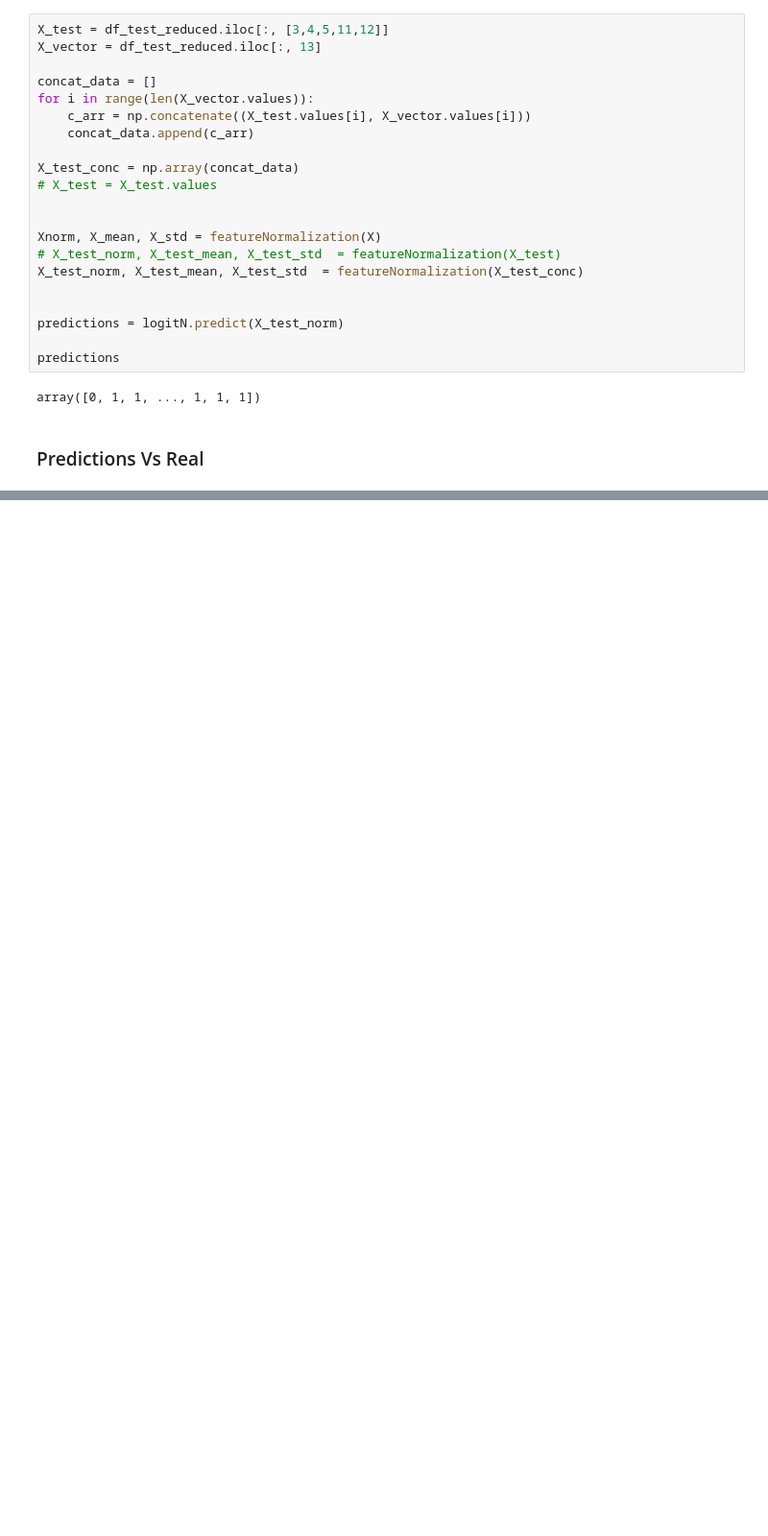
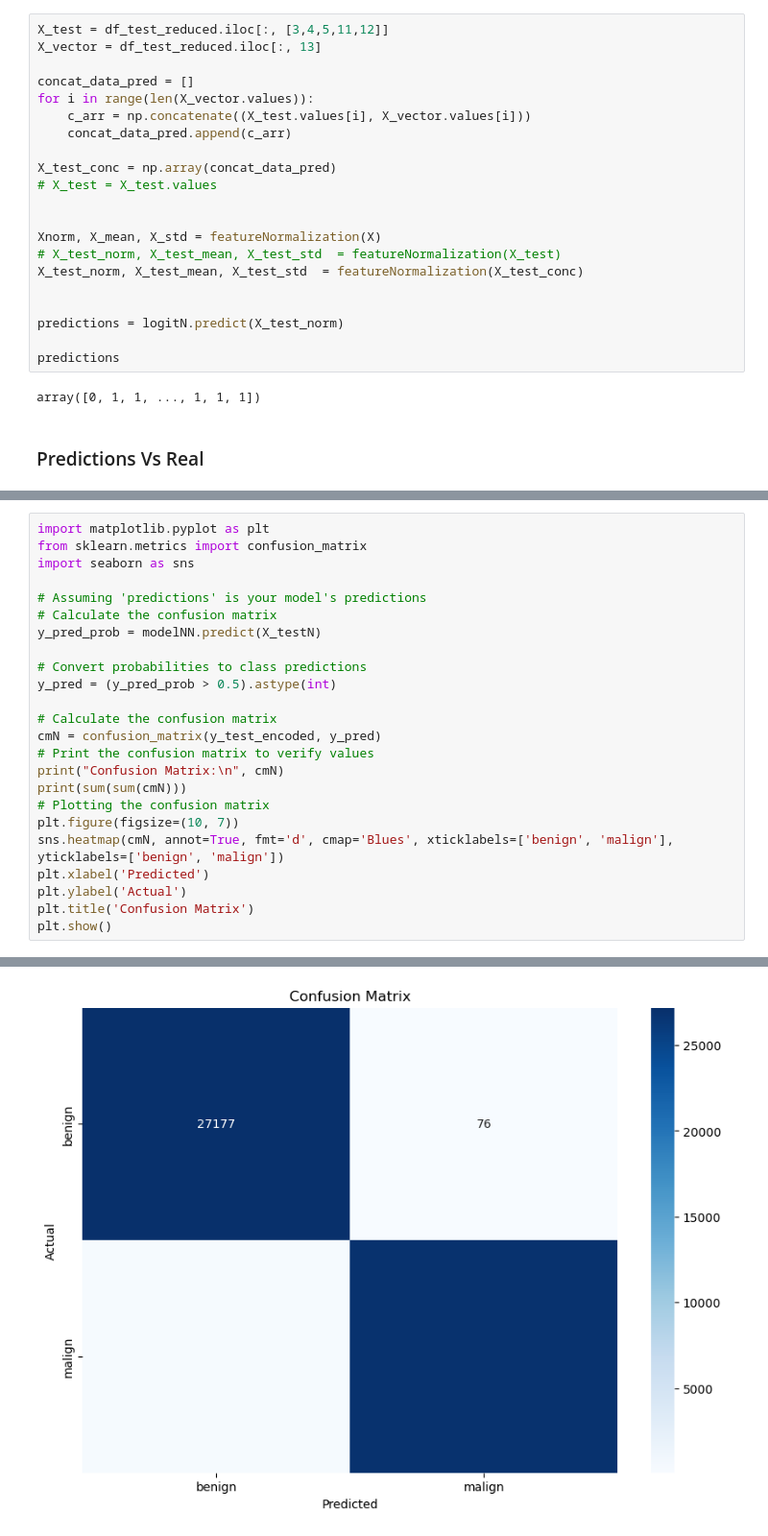
Before and after one commit to tomasmatos2003/URLdetect_TAA, a Jupyter notebook: 02 - Classification.ipynb, the cells around one changed output, grey strips where cells are left out. Shown at 96% size. Cells and saved outputs as stored; diff of their text form; blank space fills up the shorter version.

```diff
--- a/02 - LogReg.ipynb
+++ b/02 - Classification.ipynb
@@ -370,12 +366,12 @@ Accuracy of log reg classifier
 X_test = df_test_reduced.iloc[:, [3,4,5,11,12]]
 X_vector = df_test_reduced.iloc[:, 13]
 
-concat_data = []
+concat_data_pred = []
 for i in range(len(X_vector.values)):
     c_arr = np.concatenate((X_test.values[i], X_vector.values[i]))
-    concat_data.append(c_arr)
+    concat_data_pred.append(c_arr)
 
-X_test_conc = np.array(concat_data)
+X_test_conc = np.array(concat_data_pred)
 # X_test = X_test.values
 
 
@@ -451,0 +503,25 @@ malign     662   26591
+# %%
+import matplotlib.pyplot as plt
+from sklearn.metrics import confusion_matrix
+import seaborn as sns
+
+# Assuming 'predictions' is your model's predictions
+# Calculate the confusion matrix
+y_pred_prob = modelNN.predict(X_testN)
+
+# Convert probabilities to class predictions
+y_pred = (y_pred_prob > 0.5).astype(int)
+
+# Calculate the confusion matrix
+cmN = confusion_matrix(y_test_encoded, y_pred)
+# Print the confusion matrix to verify values
+print("Confusion Matrix:\n", cmN)
+print(sum(sum(cmN)))
+# Plotting the confusion matrix
+plt.figure(figsize=(10, 7))
+sns.heatmap(cmN, annot=True, fmt='d', cmap='Blues', xticklabels=['benign', 'malign'], yticklabels=['benign', 'malign'])
+plt.xlabel('Predicted')
+plt.ylabel('Actual')
+plt.title('Confusion Matrix')
+plt.show()
+# %% [output]
@@ -451,0 +533 @@ malign     662   26591
+[figure, added]
```
Also changed, not shown: parts of 19 cells of this notebook.
